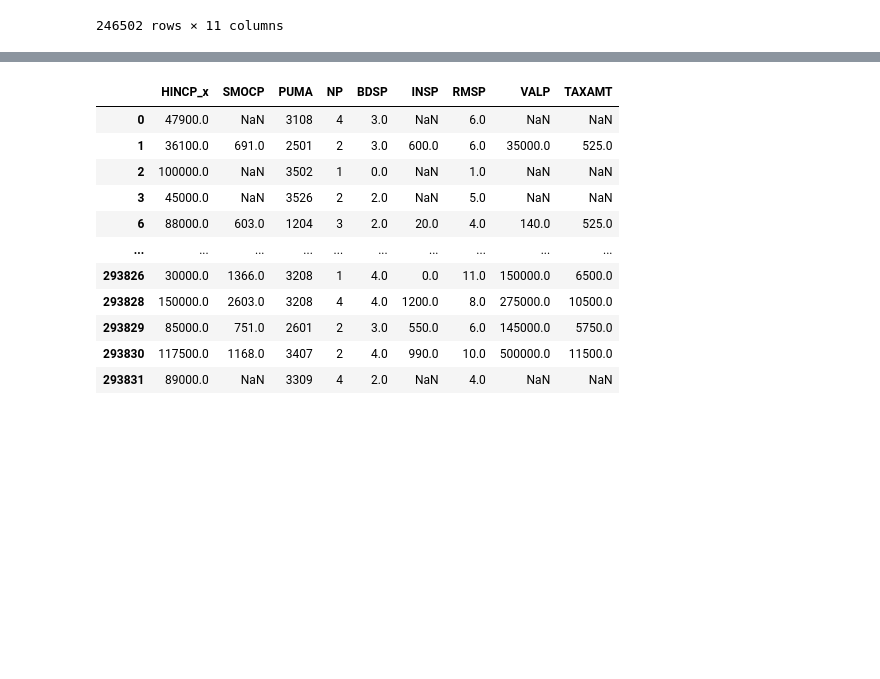
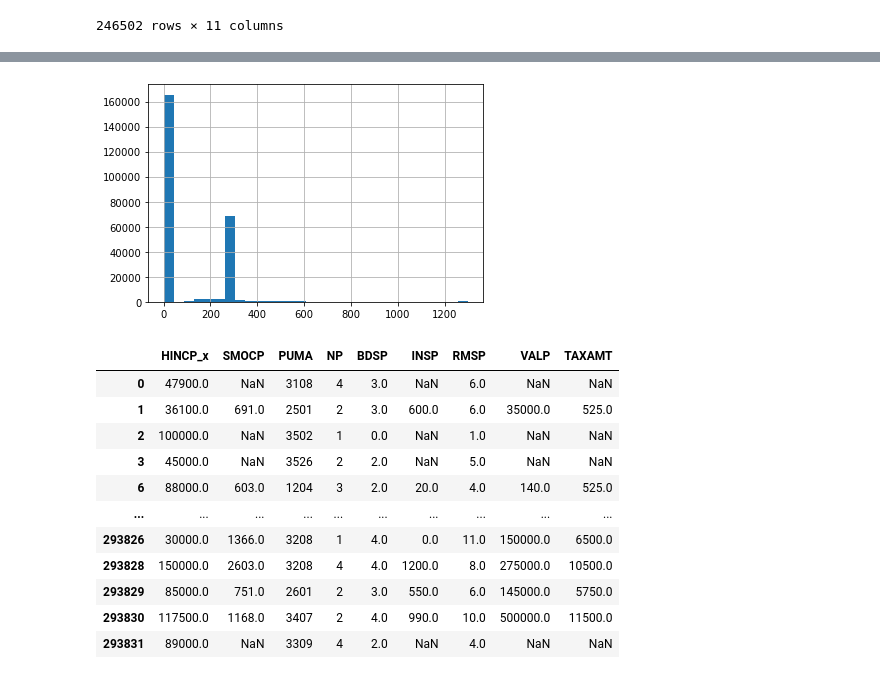
Before and after one commit to JohnhoyStephens/Capstone, a Jupyter notebook: Notebooks/Explortatory/Data_cleaning_processing.ipynb, the cells around one changed output, grey strips where cells are left out. Cells and saved outputs as stored; diff of their text form; code cells hidden in the pictures; blank space fills up the shorter version.

```diff
--- a/Notebooks/Explortatory/Data_cleaning_processing.ipynb
+++ b/Notebooks/Explortatory/Data_cleaning_processing.ipynb
@@ -564,6 +572,6 @@ df1_numeric_dropepd_columns
 | 293831 | 89000.0 | NaN | 3309 | 4 | 2.0 | 260.0 | NaN | NaN | 4.0 | NaN | NaN |
 246502 rows × 11 columns
 # %%
-Checking out the distribution after imputing
+# Checking out the distribution after imputing
 df1_numeric_dropepd_columns.CONP.hist(bins=30)
 # %% [output]
@@ -571,3 +579,4 @@ SyntaxError: invalid syntax (<ipython-input-60-3d6fa0e40c2a>, line 1)
+[figure, added]
 # %%
 #decided to drop the CONP column that data looks to fake I suppose also thats alot of imputing for zeros and nans
 df1_numeric_dropepd_columns_v2=df1_with_with_features[["HINCP_x","SMOCP","PUMA","NP","BDSP","INSP","RMSP","VALP","TAXAMT"]]
```
Also changed, not shown: parts of 22 cells of this notebook, 2 other files.
